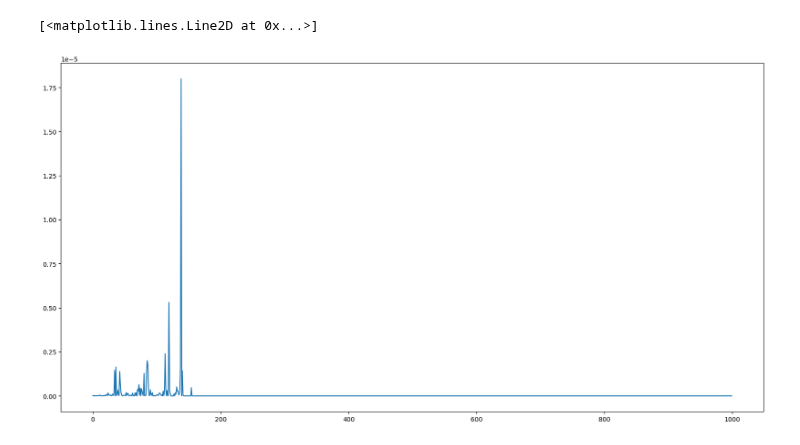
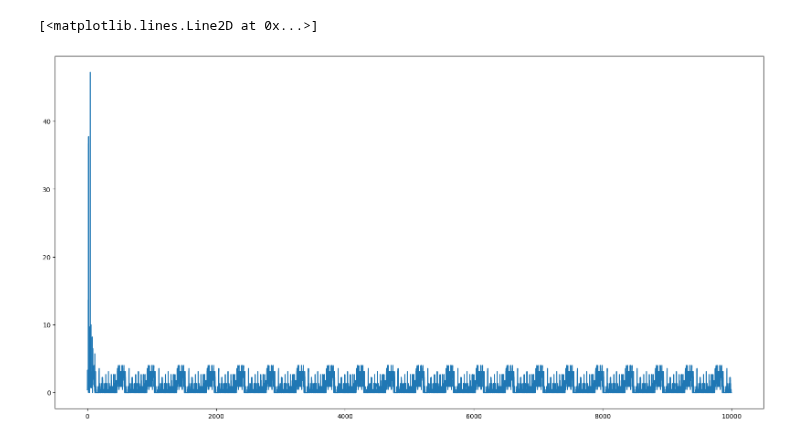
Before and after one commit to adarshramiyer/gAIt, a Jupyter notebook: siamese_net/siamese_net_experimentation.ipynb, the cells around one changed output. Drawn from its saved outputs; the diff is of its cells as text; code cells hidden in the pictures.

Commit message:
reevaluating contrastive loss

```diff
--- a/siamese_net/siamese_net_experimentation.ipynb
+++ b/siamese_net/siamese_net_experimentation.ipynb
@@ -106,6 +106,12 @@ output_size = 32
 learning_rate = 0.001
 
 class SiameseNetwork(nn.Module):
+    def _init_weights(self, m):
+        if isinstance(m, nn.Linear):
+            torch.nn.init.xavier_normal_(m.weight)
+            if m.bias is not None:
+                m.bias.data.fill_(1.0)
+
     def __init__(self):
         super(SiameseNetwork, self).__init__()
         self.fc1 = nn.Linear(input_size, fc_1)
@@ -136,7 +142,7 @@ class SiameseNetwork(nn.Module):
         return x1, x2
 
 model = SiameseNetwork()
-loss_function = nn.MSELoss()
+loss_function = ContrastiveLoss()
 optimizer = torch.optim.AdamW(model.parameters(), lr=learning_rate)
 # %%
 # testing augmentation strength
@@ -176,27 +182,28 @@ ax.plot(aug_x, aug_y, '.', color='gray')
 dir = '..\\time_series\Time_normalized_stages\\4_final\\'
 train_files = os.listdir(dir)
 # %%
-num_epochs = 1000
+num_epochs = 10000
 
 losses = []
+model.apply(model._init_weights)
 
 for epoch in range(num_epochs):
     train_index = epoch % len(train_files)
     label = (float)((int)(train_files[train_index][16]) / 9)
     x, n = load_series(dir + train_files[train_index])
     x1 = torch.tensor(unroll(rand_augment(x)))
     x2 = torch.tensor(unroll(rand_augment(x)))
 
     enc1, enc2 = model(x1, x2)
 
-    contrastive_loss = loss_function(enc1, enc2)
+    contrastive_loss = loss_function(enc1, enc2, label)
     losses.append(contrastive_loss.item())
 
     contrastive_loss.backward()
     optimizer.step()
 
 fig, ax = plt.subplots(1, figsize=(20, 10))
 plt.plot(losses)
 # %% [output]
 [<matplotlib.lines.Line2D at 0x...>]
-[figure, old version]
+[figure, new version]
```
Also changed, not shown: parts of 1 cell of this notebook.
